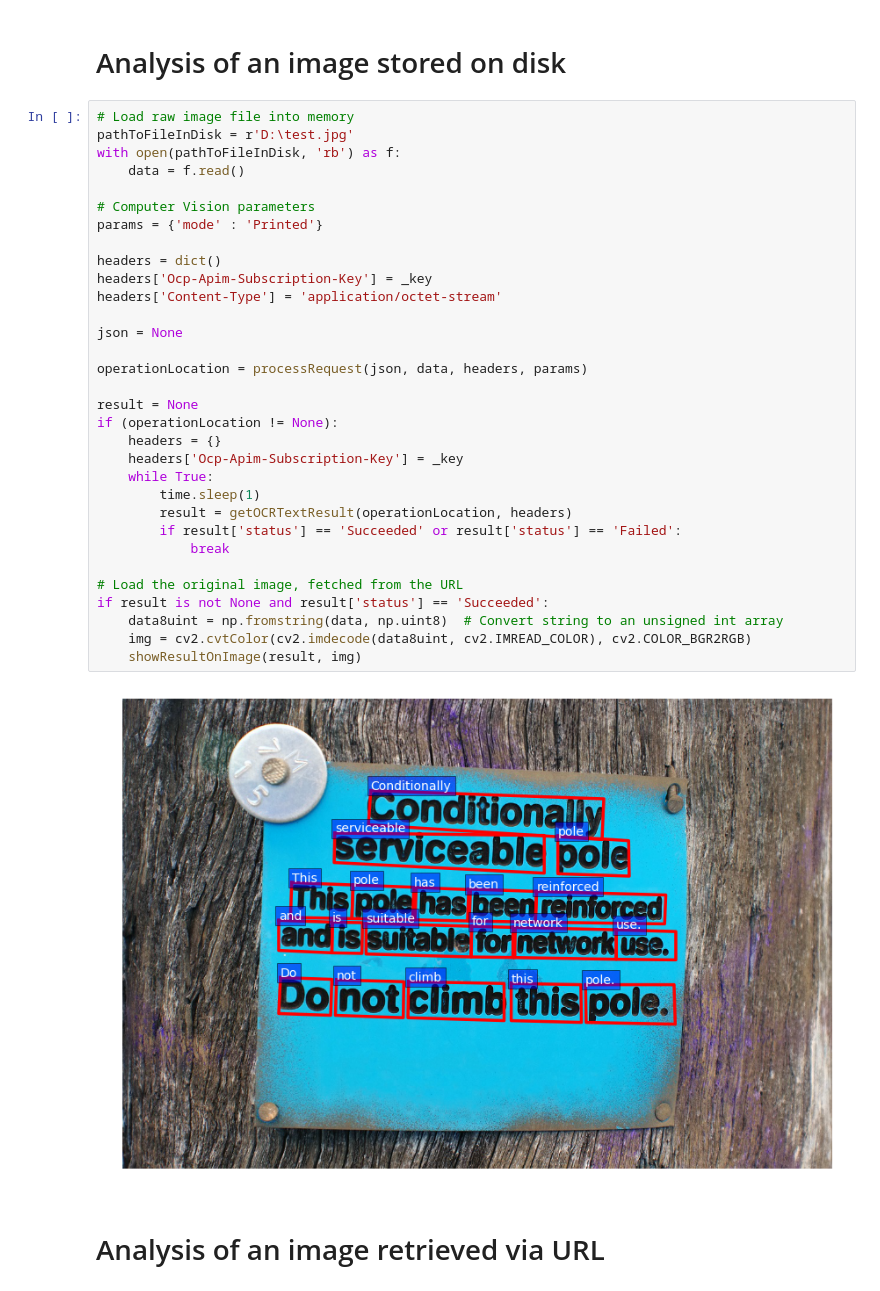
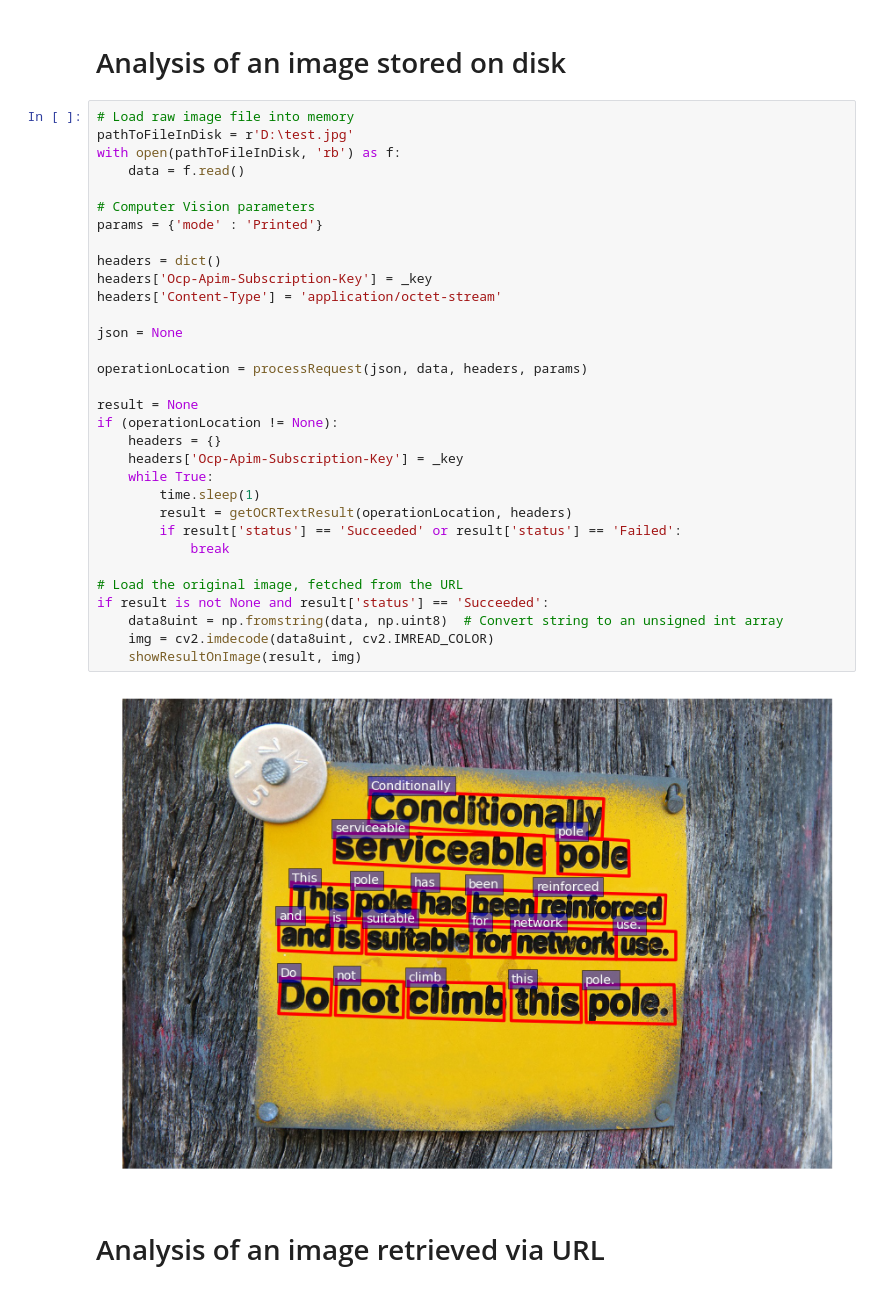
Before and after one commit to microsoft/Cognitive-Vision-Python, a Jupyter notebook: Jupyter Notebook/Text Recognition API Example.ipynb, the cells around one changed output. Cells and saved outputs as stored; diff of their text form.

```diff
--- a/Jupyter Notebook/Text Recognition API Example.ipynb
+++ b/Jupyter Notebook/Text Recognition API Example.ipynb
@@ -128,35 +128,35 @@ def showResultOnImage( result, img ):
 pathToFileInDisk = r'D:\test.jpg'
 with open(pathToFileInDisk, 'rb') as f:
     data = f.read()
 
 # Computer Vision parameters
 params = {'mode' : 'Printed'}
 
 headers = dict()
 headers['Ocp-Apim-Subscription-Key'] = _key
 headers['Content-Type'] = 'application/octet-stream'
 
 json = None
 
 operationLocation = processRequest(json, data, headers, params)
 
 result = None
 if (operationLocation != None):
     headers = {}
     headers['Ocp-Apim-Subscription-Key'] = _key
     while True:
         time.sleep(1)
         result = getOCRTextResult(operationLocation, headers)
         if result['status'] == 'Succeeded' or result['status'] == 'Failed':
             break
 
 # Load the original image, fetched from the URL
 if result is not None and result['status'] == 'Succeeded':
     data8uint = np.fromstring(data, np.uint8)  # Convert string to an unsigned int array
-    img = cv2.cvtColor(cv2.imdecode(data8uint, cv2.IMREAD_COLOR), cv2.COLOR_BGR2RGB)
+    img = cv2.imdecode(data8uint, cv2.IMREAD_COLOR)
     showResultOnImage(result, img)
 # %% [output]
-[figure, old version]
+[figure, new version]
 # %% [markdown]
 # Analysis of an image retrieved via URL
 # %%
```
Also changed, not shown: parts of 1 cell of this notebook.
